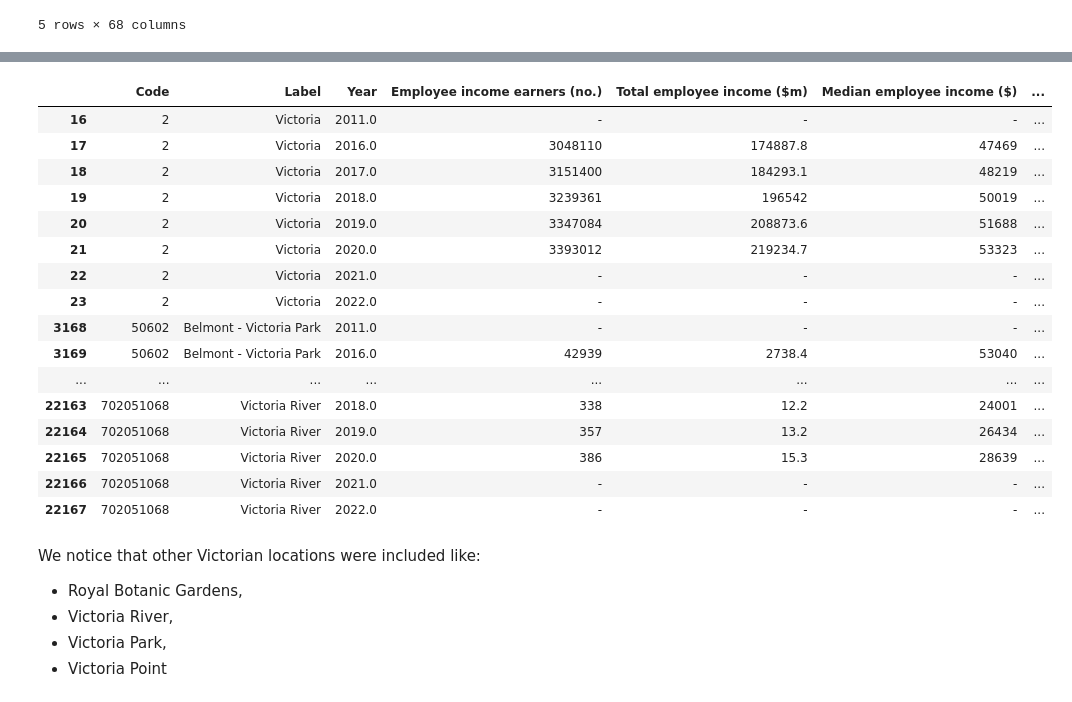
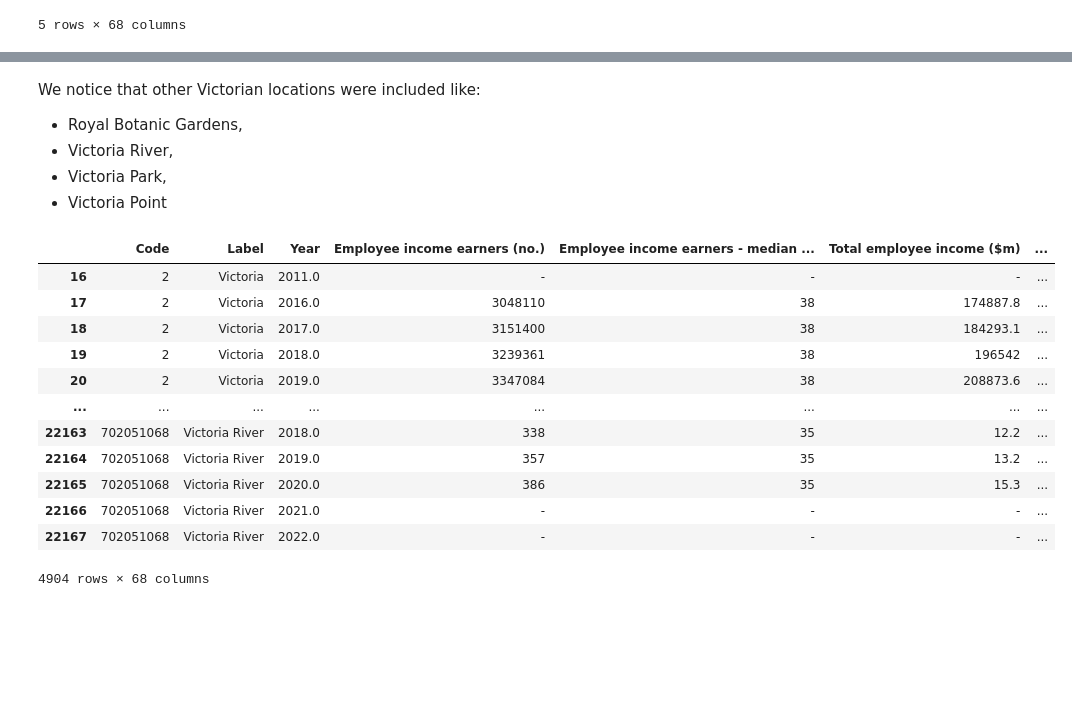
Before and after one commit to MAST30034-AppliedDataScience/project-2-group-real-estate-hexosergeantchelelebratebonitz, a Jupyter notebook: notebooks/Michele/preprocess_income.ipynb, the cells around one changed output, grey strips where cells are left out. Drawn from its saved outputs; the diff is of its cells as text; code cells hidden in the pictures; blank space fills up the shorter version.

```diff
--- a/notebooks/Michele/preprocess_income.ipynb
+++ b/notebooks/Michele/preprocess_income.ipynb
@@ -108,30 +68,25 @@ victoria_df.head()
-# %%
-# Drop rows with missing values, if necessary
-victoria_df = victoria_df.dropna()
-
-# Display cleaned data
-victoria_df
-# %% [output]
-|  | Code | Label | Year | Employee income earners (no.) | Total employee income ($m) | Median employee income ($) | ... |
-| 16 | 2 | Victoria | 2011.0 | - | - | - | ... |
-| 17 | 2 | Victoria | 2016.0 | 3048110 | 174887.8 | 47469 | ... |
-| 18 | 2 | Victoria | 2017.0 | 3151400 | 184293.1 | 48219 | ... |
-| 19 | 2 | Victoria | 2018.0 | 3239361 | 196542 | 50019 | ... |
-| 20 | 2 | Victoria | 2019.0 | 3347084 | 208873.6 | 51688 | ... |
-| 21 | 2 | Victoria | 2020.0 | 3393012 | 219234.7 | 53323 | ... |
-| 22 | 2 | Victoria | 2021.0 | - | - | - | ... |
-| 23 | 2 | Victoria | 2022.0 | - | - | - | ... |
-| 3168 | 50602 | Belmont - Victoria Park | 2011.0 | - | - | - | ... |
-| 3169 | 50602 | Belmont - Victoria Park | 2016.0 | 42939 | 2738.4 | 53040 | ... |
-| ... | ... | ... | ... | ... | ... | ... | ... |
-| 22163 | 702051068 | Victoria River | 2018.0 | 338 | 12.2 | 24001 | ... |
-| 22164 | 702051068 | Victoria River | 2019.0 | 357 | 13.2 | 26434 | ... |
-| 22165 | 702051068 | Victoria River | 2020.0 | 386 | 15.3 | 28639 | ... |
-| 22166 | 702051068 | Victoria River | 2021.0 | - | - | - | ... |
-| 22167 | 702051068 | Victoria River | 2022.0 | - | - | - | ... |
 # %% [markdown]
 We notice that other Victorian locations were included like:
 * Royal Botanic Gardens,
 * Victoria River,
 * Victoria Park,
 * Victoria Point
+# %%
+# combine the two filtered datasets above
+cleaned_victoria_df = pd.concat([suburbs_victoria_df, label_victoria_df]).drop_duplicates()
+# %%
+cleaned_victoria_df
+# %% [output]
+|  | Code | Label | Year | Employee income earners (no.) | Employee income earners - median ... | Total employee income ($m) | ... |
+| 16 | 2 | Victoria | 2011.0 | - | - | - | ... |
+| 17 | 2 | Victoria | 2016.0 | 3048110 | 38 | 174887.8 | ... |
+| 18 | 2 | Victoria | 2017.0 | 3151400 | 38 | 184293.1 | ... |
+| 19 | 2 | Victoria | 2018.0 | 3239361 | 38 | 196542 | ... |
+| 20 | 2 | Victoria | 2019.0 | 3347084 | 38 | 208873.6 | ... |
+| ... | ... | ... | ... | ... | ... | ... | ... |
+| 22163 | 702051068 | Victoria River | 2018.0 | 338 | 35 | 12.2 | ... |
+| 22164 | 702051068 | Victoria River | 2019.0 | 357 | 35 | 13.2 | ... |
+| 22165 | 702051068 | Victoria River | 2020.0 | 386 | 35 | 15.3 | ... |
+| 22166 | 702051068 | Victoria River | 2021.0 | - | - | - | ... |
+| 22167 | 702051068 | Victoria River | 2022.0 | - | - | - | ... |
+4904 rows × 68 columns
```
Also changed, not shown: parts of 18 cells of this notebook, 6 other files.
